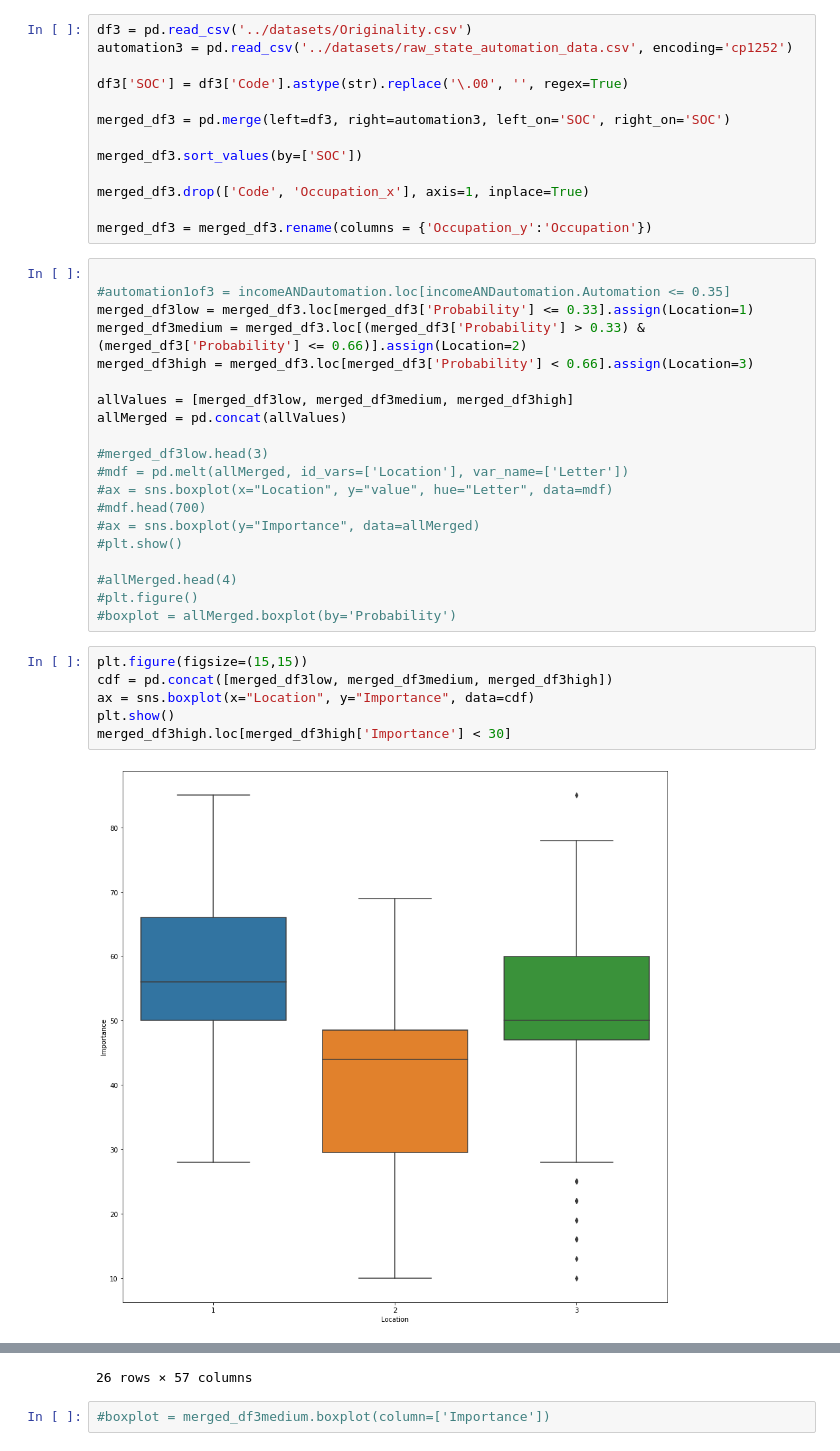
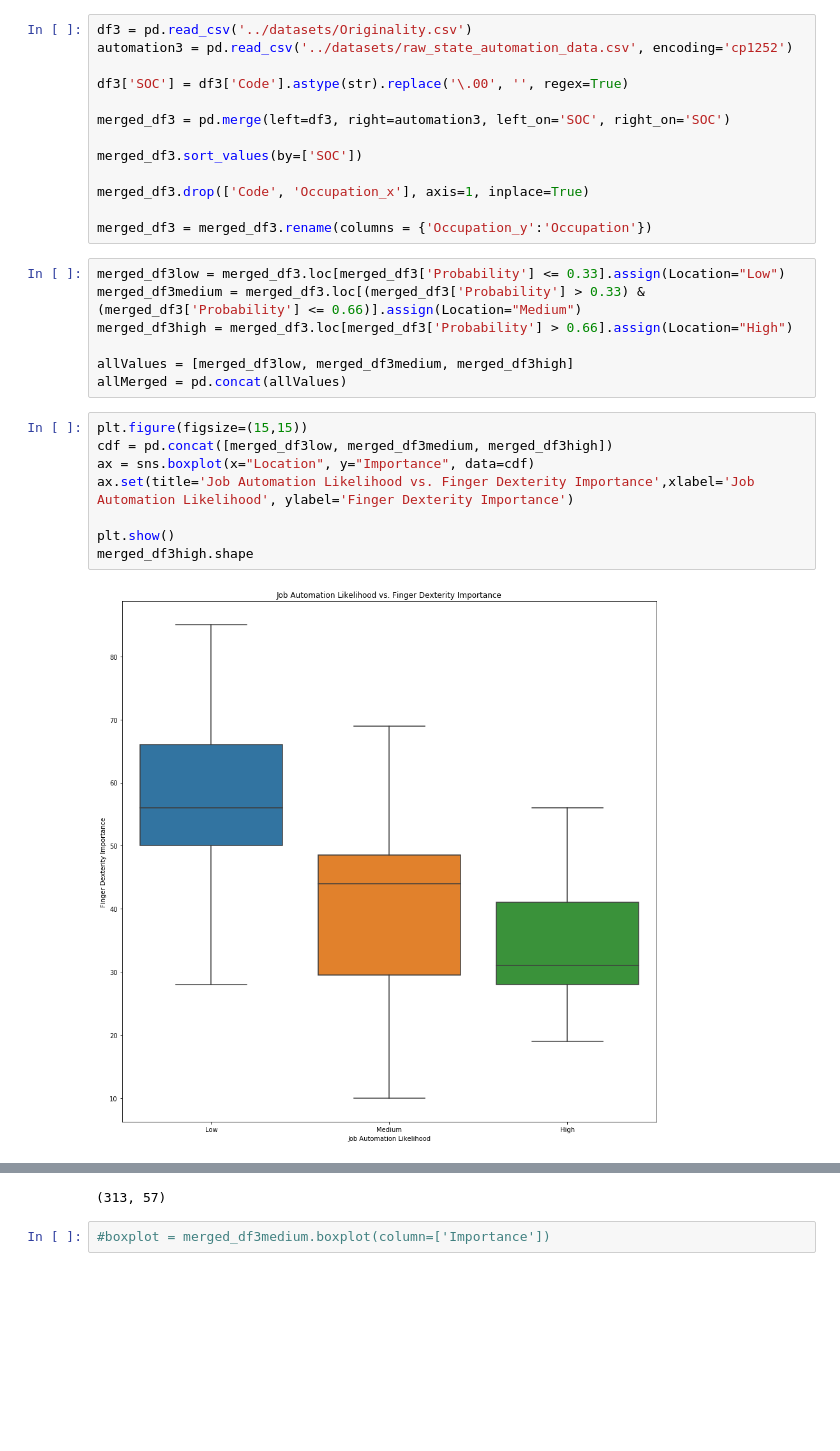
Before and after one commit to COGS108/group11_sp20, a Jupyter notebook: eda/HannahAnalysis.ipynb, the cells around one changed output, grey strips where cells are left out. Drawn from its saved outputs; the diff is of its cells as text; blank space fills up the shorter version.

Commit message:
fully functional boxplot - ready to copy into other data

```diff
--- a/eda/HannahAnalysis.ipynb
+++ b/eda/HannahAnalysis.ipynb
@@ -130,30 +130,19 @@ merged_df3.drop(['Code', 'Occupation_x'], axis=1, inplace=True)
 
 merged_df3 = merged_df3.rename(columns = {'Occupation_y':'Occupation'})
 # %%
-
-#automation1of3 = incomeANDautomation.loc[incomeANDautomation.Automation <= 0.35]
-merged_df3low = merged_df3.loc[merged_df3['Probability'] <= 0.33].assign(Location=1)
-merged_df3medium = merged_df3.loc[(merged_df3['Probability'] > 0.33) & (merged_df3['Probability'] <= 0.66)].assign(Location=2)
-merged_df3high = merged_df3.loc[merged_df3['Probability'] < 0.66].assign(Location=3)
+merged_df3low = merged_df3.loc[merged_df3['Probability'] <= 0.33].assign(Location="Low")
+merged_df3medium = merged_df3.loc[(merged_df3['Probability'] > 0.33) & (merged_df3['Probability'] <= 0.66)].assign(Location="Medium")
+merged_df3high = merged_df3.loc[merged_df3['Probability'] > 0.66].assign(Location="High")
 
 allValues = [merged_df3low, merged_df3medium, merged_df3high]
 allMerged = pd.concat(allValues)
-
-#merged_df3low.head(3)
-#mdf = pd.melt(allMerged, id_vars=['Location'], var_name=['Letter'])
-#ax = sns.boxplot(x="Location", y="value", hue="Letter", data=mdf)
-#mdf.head(700)
-#ax = sns.boxplot(y="Importance", data=allMerged)
-#plt.show()
-
-#allMerged.head(4)
-#plt.figure()
-#boxplot = allMerged.boxplot(by='Probability')
 # %%
 plt.figure(figsize=(15,15))
 cdf = pd.concat([merged_df3low, merged_df3medium, merged_df3high])
 ax = sns.boxplot(x="Location", y="Importance", data=cdf)
+ax.set(title='Job Automation Likelihood vs. Finger Dexterity Importance',xlabel='Job Automation Likelihood', ylabel='Finger Dexterity Importance')
+
 plt.show()
-merged_df3high.loc[merged_df3high['Importance'] < 30]
+merged_df3high.shape
 # %% [output]
-[figure, old version]
+[figure, new version]
@@ -177,4 +149,4 @@ merged_df3high.loc[merged_df3high['Importance'] < 30]
-26 rows × 57 columns
+(313, 57)
 # %%
 #boxplot = merged_df3medium.boxplot(column=['Importance'])
 # %%
```
Also changed, not shown: parts of 1 cell of this notebook.
